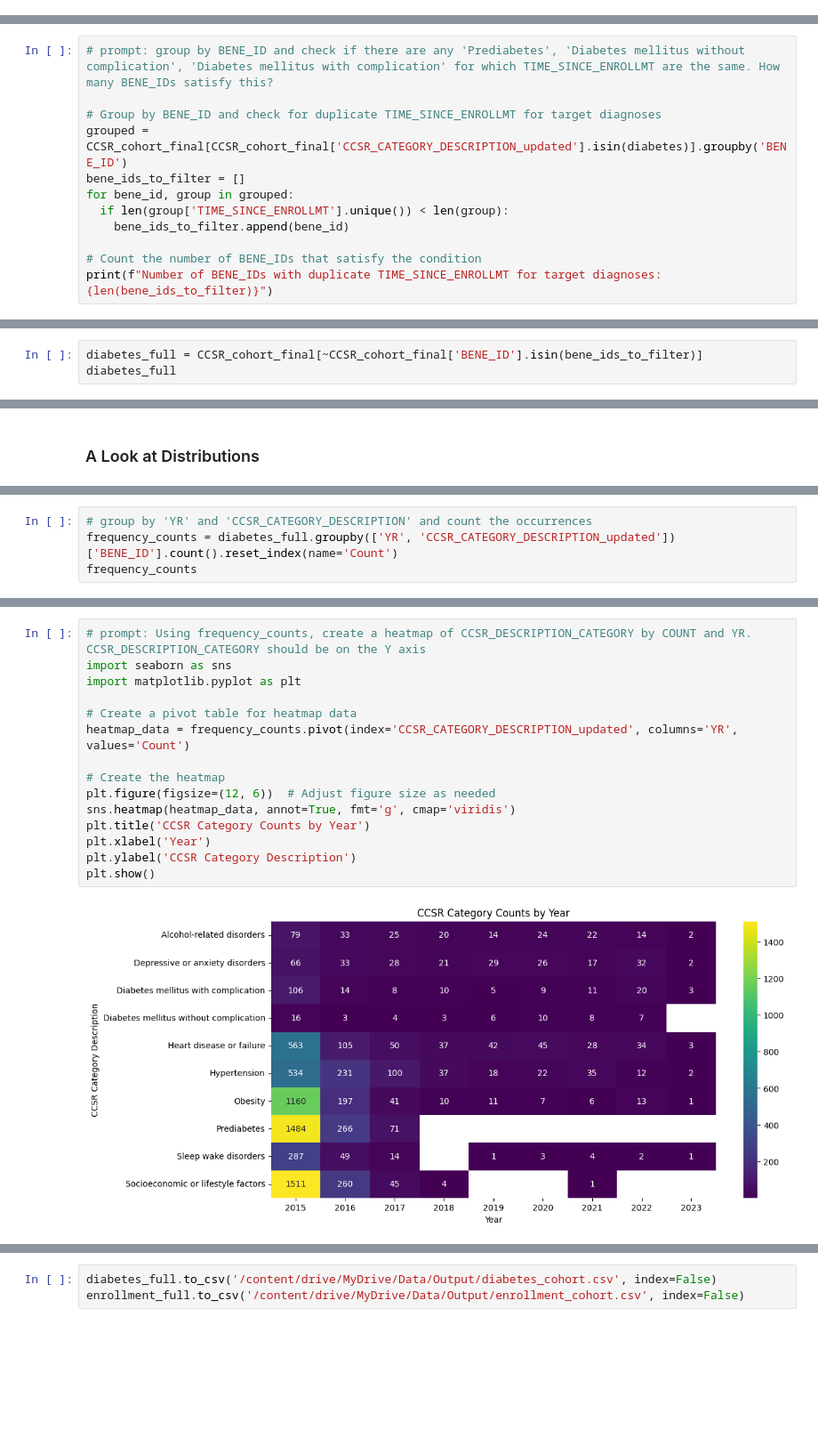
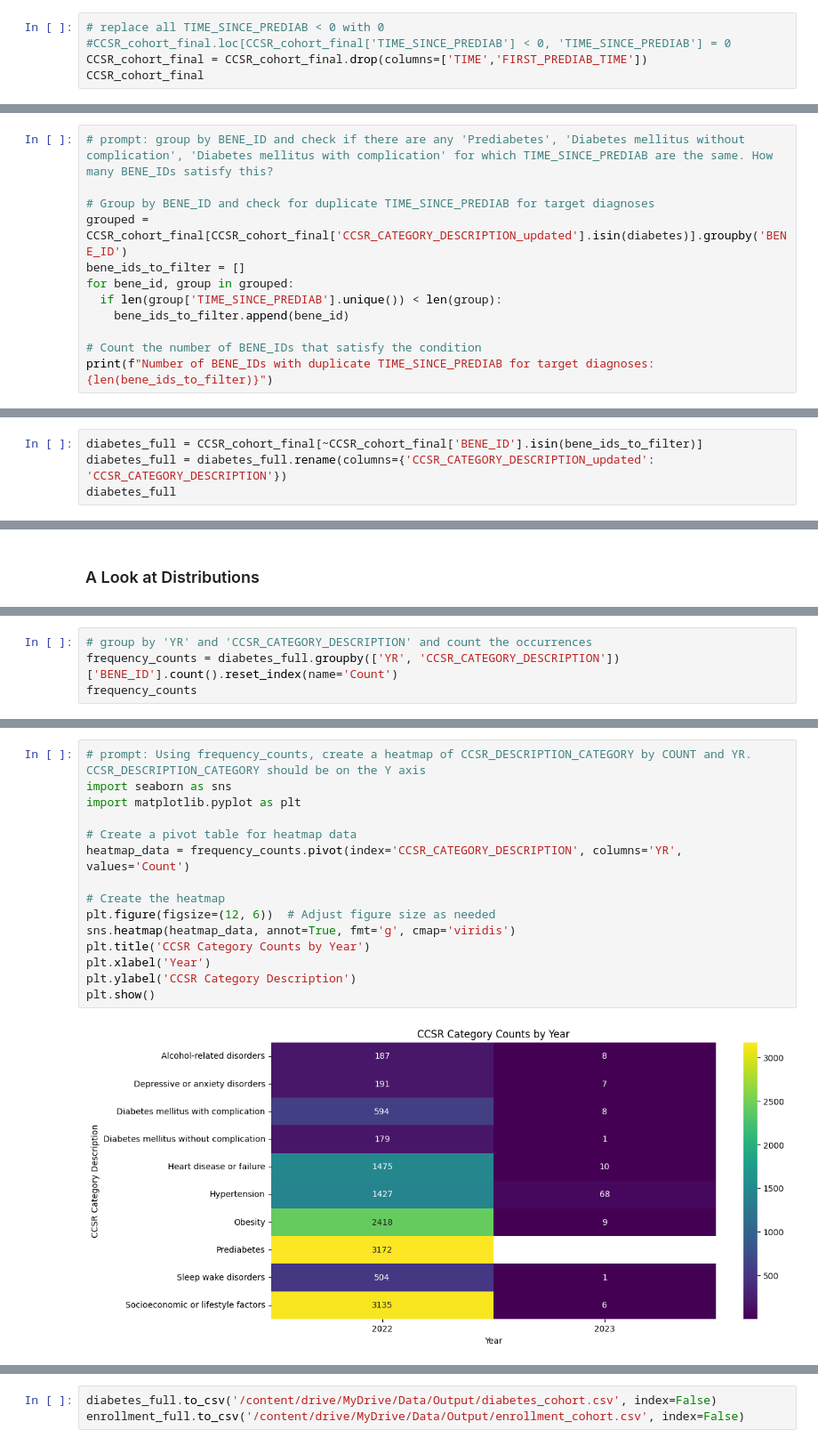
Before and after one commit to benabijah/EHR, a Jupyter notebook: 4_cohort_selection.ipynb, the cells around one changed output, grey strips where cells are left out. Shown at 89% size. Cells and saved outputs as stored; diff of their text form; blank space fills up the shorter version.

```diff
--- a/4_cohort_selection.ipynb
+++ b/4_cohort_selection.ipynb
@@ -411,0 +380,5 @@ CCSR_cohort_final.head()
+# %%
+# replace all TIME_SINCE_PREDIAB < 0 with 0
+#CCSR_cohort_final.loc[CCSR_cohort_final['TIME_SINCE_PREDIAB'] < 0, 'TIME_SINCE_PREDIAB'] = 0
+CCSR_cohort_final = CCSR_cohort_final.drop(columns=['TIME','FIRST_PREDIAB_TIME'])
+CCSR_cohort_final
@@ -414,13 +405,13 @@ CCSR_cohort_final.head()
 # %%
-# prompt: group by BENE_ID and check if there are any 'Prediabetes', 'Diabetes mellitus without complication', 'Diabetes mellitus with complication' for which TIME_SINCE_ENROLLMT are the same. How many BENE_IDs satisfy this?
+# prompt: group by BENE_ID and check if there are any 'Prediabetes', 'Diabetes mellitus without complication', 'Diabetes mellitus with complication' for which TIME_SINCE_PREDIAB are the same. How many BENE_IDs satisfy this?
 
-# Group by BENE_ID and check for duplicate TIME_SINCE_ENROLLMT for target diagnoses
+# Group by BENE_ID and check for duplicate TIME_SINCE_PREDIAB for target diagnoses
 grouped = CCSR_cohort_final[CCSR_cohort_final['CCSR_CATEGORY_DESCRIPTION_updated'].isin(diabetes)].groupby('BENE_ID')
 bene_ids_to_filter = []
 for bene_id, group in grouped:
-  if len(group['TIME_SINCE_ENROLLMT'].unique()) < len(group):
+  if len(group['TIME_SINCE_PREDIAB'].unique()) < len(group):
     bene_ids_to_filter.append(bene_id)
 
 # Count the number of BENE_IDs that satisfy the condition
-print(f"Number of BENE_IDs with duplicate TIME_SINCE_ENROLLMT for target diagnoses: {len(bene_ids_to_filter)}")
+print(f"Number of BENE_IDs with duplicate TIME_SINCE_PREDIAB for target diagnoses: {len(bene_ids_to_filter)}")
 # %% [output]
@@ -460,4 +444,5 @@ enrollment_full
 # %%
 diabetes_full = CCSR_cohort_final[~CCSR_cohort_final['BENE_ID'].isin(bene_ids_to_filter)]
+diabetes_full = diabetes_full.rename(columns={'CCSR_CATEGORY_DESCRIPTION_updated': 'CCSR_CATEGORY_DESCRIPTION'})
 diabetes_full
 # %% [output]
@@ -530,5 +515,5 @@ frequency_table
 # %%
 # group by 'YR' and 'CCSR_CATEGORY_DESCRIPTION' and count the occurrences
-frequency_counts = diabetes_full.groupby(['YR', 'CCSR_CATEGORY_DESCRIPTION_updated'])['BENE_ID'].count().reset_index(name='Count')
+frequency_counts = diabetes_full.groupby(['YR', 'CCSR_CATEGORY_DESCRIPTION'])['BENE_ID'].count().reset_index(name='Count')
 frequency_counts
 # %% [output]
@@ -548,20 +537,20 @@ frequency_counts
 # %%
 # prompt: Using frequency_counts, create a heatmap of CCSR_DESCRIPTION_CATEGORY by COUNT and YR.  CCSR_DESCRIPTION_CATEGORY should be on the Y axis
 import seaborn as sns
 import matplotlib.pyplot as plt
 
 # Create a pivot table for heatmap data
-heatmap_data = frequency_counts.pivot(index='CCSR_CATEGORY_DESCRIPTION_updated', columns='YR', values='Count')
+heatmap_data = frequency_counts.pivot(index='CCSR_CATEGORY_DESCRIPTION', columns='YR', values='Count')
 
 # Create the heatmap
 plt.figure(figsize=(12, 6))  # Adjust figure size as needed
 sns.heatmap(heatmap_data, annot=True, fmt='g', cmap='viridis')
 plt.title('CCSR Category Counts by Year')
 plt.xlabel('Year')
 plt.ylabel('CCSR Category Description')
 plt.show()
 # %% [output]
-[figure, old version]
+[figure, new version]
 # %%
 # prompt: make a barplot of values of SEX_IDENT_CD in enrollment_full. Labels: 0=Unknown, 1=Male, 2=Female
 
```
Also changed, not shown: parts of 67 cells of this notebook.
